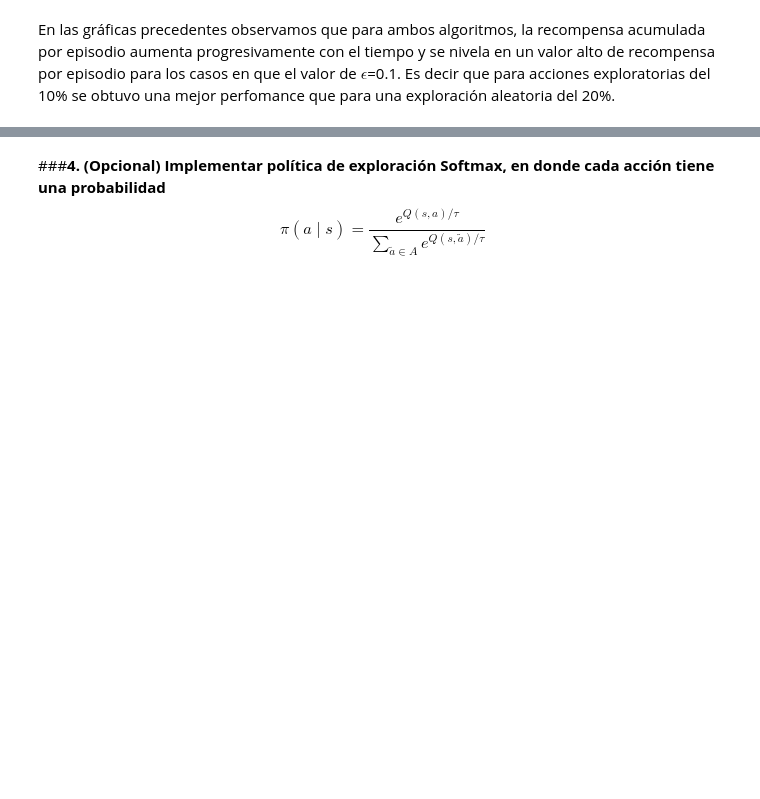
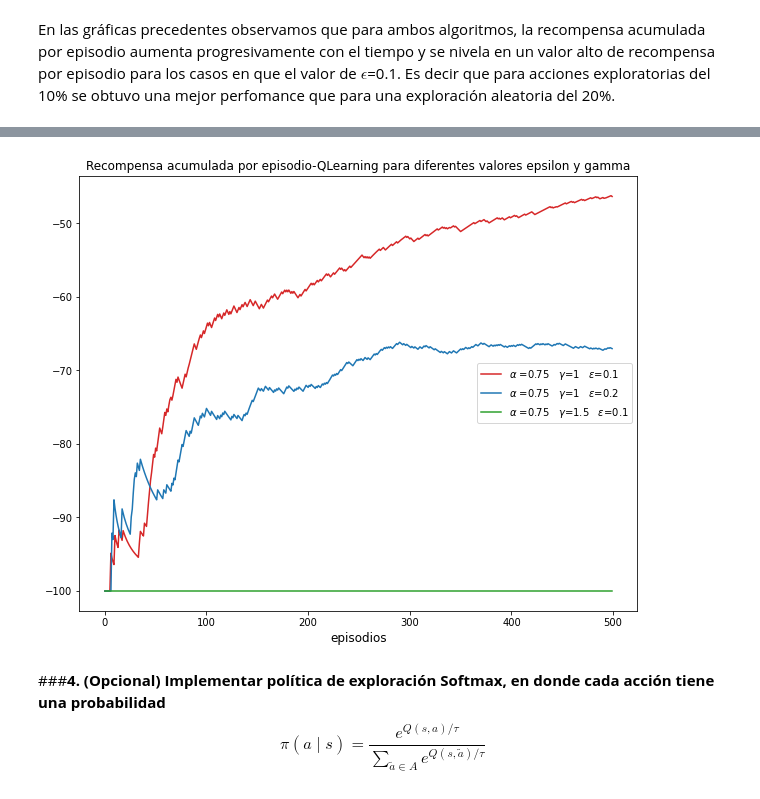
Before and after one commit to SebastianOrmaechea/Reinforcement-Learning, a Jupyter notebook: lab_2_intro_rl_SGO.ipynb, the cells around one changed output, grey strips where cells are left out. Cells and saved outputs as stored; diff of their text form; code cells hidden in the pictures; blank space fills up the shorter version.

```diff
--- a/lab_2_intro_rl_SGO.ipynb
+++ b/lab_2_intro_rl_SGO.ipynb
@@ -921,3 +1053,20 @@ env.close()
+# %%
+# Gráfico comparativo QLearn
+fig = plt.figure(figsize=(10,8))
+ax = fig.subplots(1,1)
+ax.plot(reward_per_episode(reward_epQL),
+        color = 'tab:red',
+        label=r'$\alpha$ =0.75   $\gamma$=1   $\epsilon$=0.1')
+ax.plot(reward_per_episode(reward_epQL_1), color = 'tab:blue',
+        label=r'$\alpha$ =0.75   $\gamma$=1   $\epsilon$=0.2')
+ax.plot(reward_per_episode(reward_epQL_2), color = 'tab:green',
+        label=r'$\alpha$ =0.75   $\gamma$=1.5   $\epsilon$=0.1')
+ax.legend(loc = 'right')
+plt.title('Recompensa acumulada por episodio-QLearning para diferentes valores epsilon y gamma')
+plt.xlabel("episodios", size = 12)
+plt.show()
+# %% [output]
+[figure, added]
 # %% [markdown]
 ###**4. (Opcional) Implementar política de exploración Softmax, en donde cada acción tiene una probabilidad** $$\pi(a \mid s) = \frac{e^{Q(s,a)/\tau}}{\sum_{\widetilde{a} \in A}e^{Q(s,\widetilde{a})/\tau}}$$
 # %% [markdown]
```
Also changed, not shown: parts of 12 cells of this notebook.
